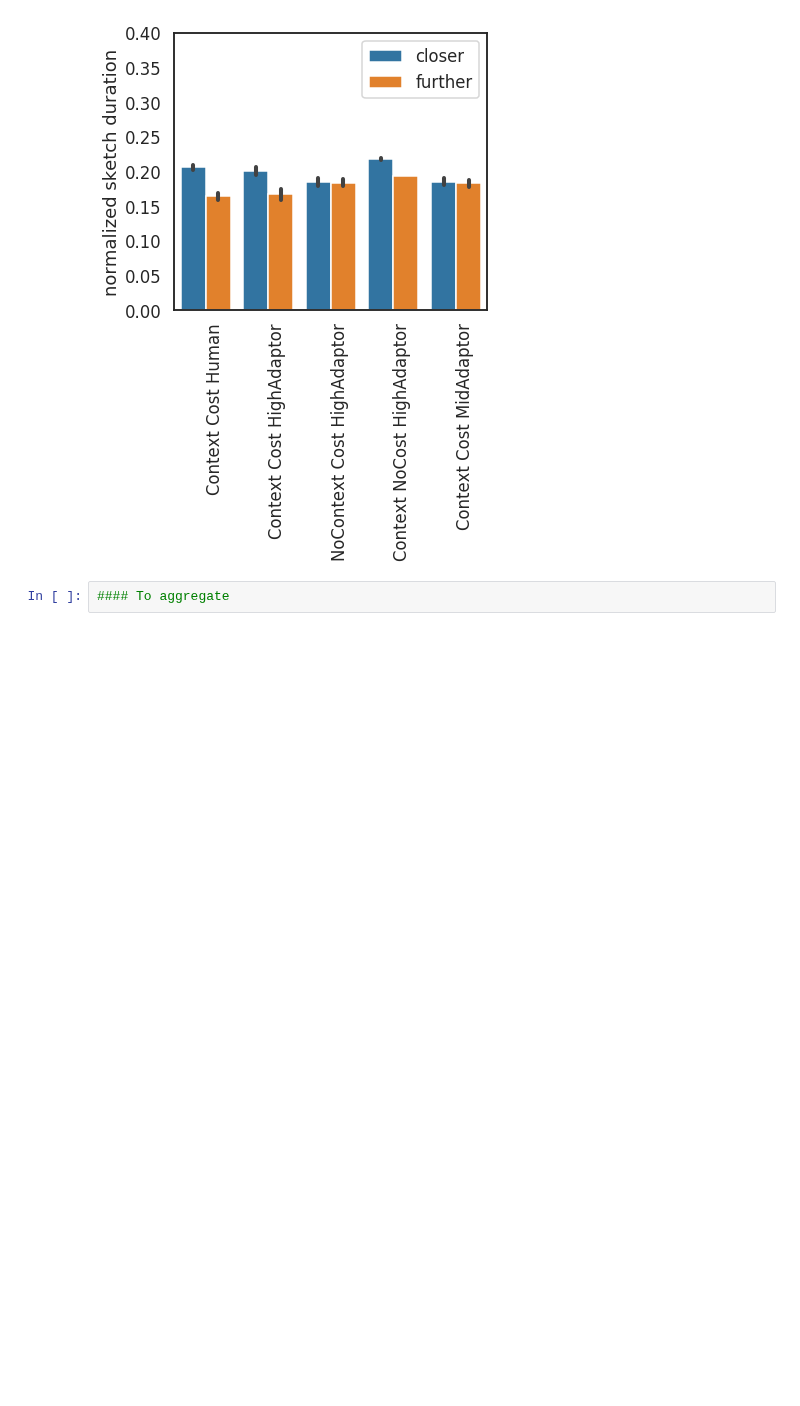
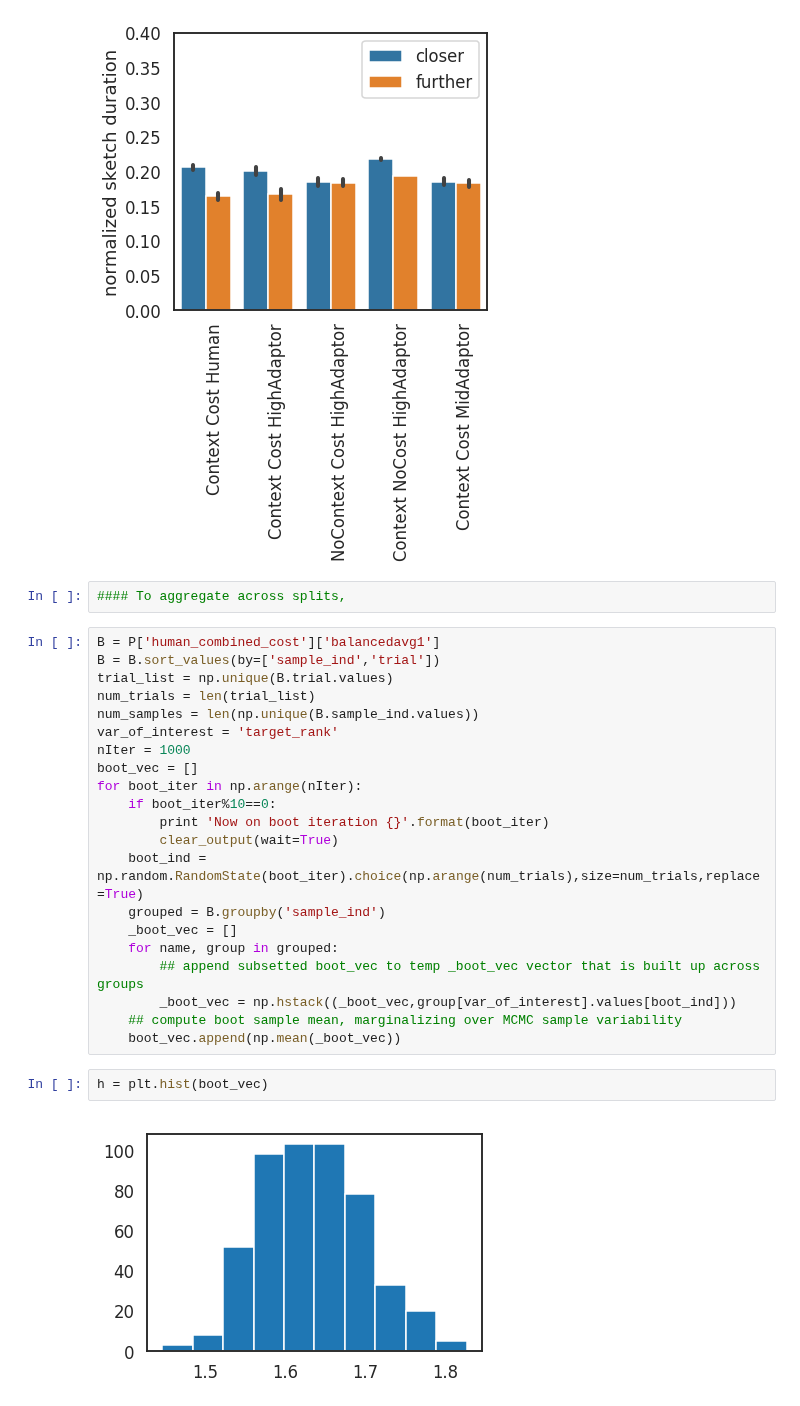
Before and after one commit to judithfan/visual_communication_in_context, a Jupyter notebook: analysis/model_comparison_2.ipynb, the cells around one changed output. Saved outputs shown, nothing was run; the diff lists cells and outputs as text; blank space fills up the shorter version.

Commit message:
no actually estimate sampling uncertainty by bootstrapping trials

```diff
--- a/analysis/model_comparison_2.ipynb
+++ b/analysis/model_comparison_2.ipynb
@@ -225,4 +225,29 @@ plt.tight_layout()
 # %% [output]
 [figure]
 # %%
-#### To aggregate
+#### To aggregate across splits,
+# %%
+B = P['human_combined_cost']['balancedavg1']
+B = B.sort_values(by=['sample_ind','trial'])
+trial_list = np.unique(B.trial.values)
+num_trials = len(trial_list)
+num_samples = len(np.unique(B.sample_ind.values))
+var_of_interest = 'target_rank'
+nIter = 1000
+boot_vec = []
+for boot_iter in np.arange(nIter):
+    if boot_iter%10==0:
+        print 'Now on boot iteration {}'.format(boot_iter)
+        clear_output(wait=True)
+    boot_ind = np.random.RandomState(boot_iter).choice(np.arange(num_trials),size=num_trials,replace=True)
+    grouped = B.groupby('sample_ind')
+    _boot_vec = []
+    for name, group in grouped:
+        ## append subsetted boot_vec to temp _boot_vec vector that is built up across groups
+        _boot_vec = np.hstack((_boot_vec,group[var_of_interest].values[boot_ind]))
+    ## compute boot sample mean, marginalizing over MCMC sample variability
+    boot_vec.append(np.mean(_boot_vec))
+# %%
+h = plt.hist(boot_vec)
+# %% [output]
+[figure, added]
```
Also changed, not shown: parts of 1 cell of this notebook.
